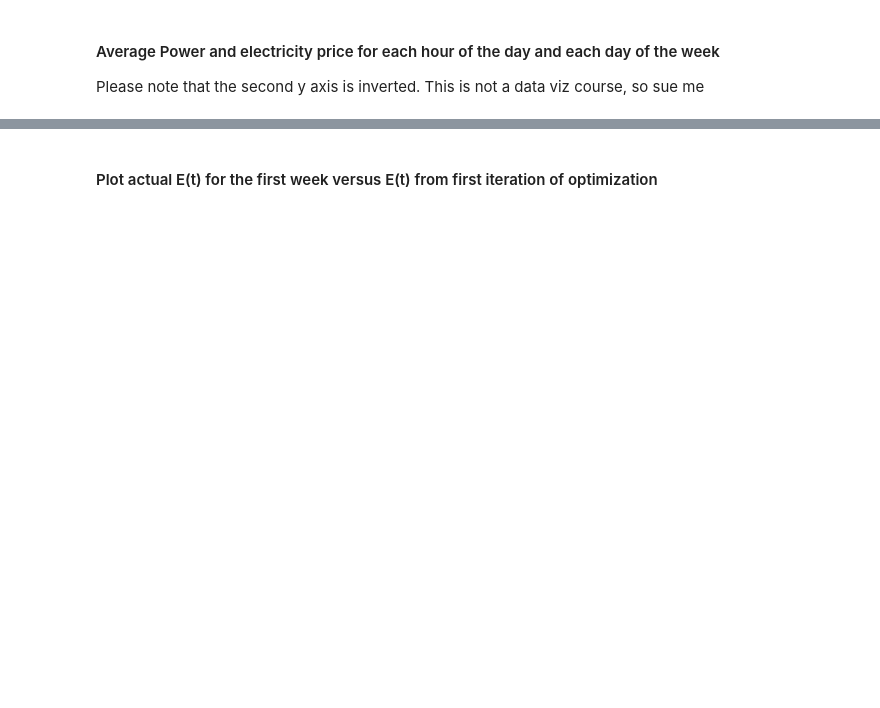
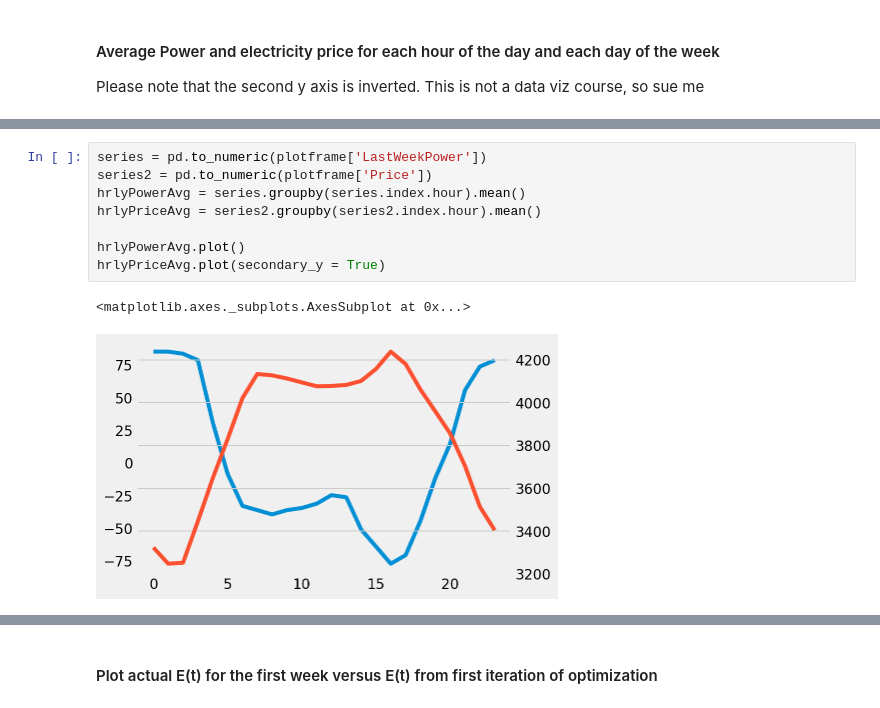
Before and after one commit to lukasbahr/pom, a Jupyter notebook: dsm/dsm.ipynb, the cells around one changed output, grey strips where cells are left out. Saved outputs shown, nothing was run; the diff lists cells and outputs as text; blank space fills up the shorter version.

```diff
--- a/dsm/dsm.ipynb
+++ b/dsm/dsm.ipynb
@@ -377,0 +397,11 @@ Please note that the second y axis is inverted. This is not a data viz course, s
+# %%
+series = pd.to_numeric(plotframe['LastWeekPower'])
+series2 = pd.to_numeric(plotframe['Price'])
+hrlyPowerAvg = series.groupby(series.index.hour).mean()
+hrlyPriceAvg = series2.groupby(series2.index.hour).mean()
+
+hrlyPowerAvg.plot()
+hrlyPriceAvg.plot(secondary_y = True)
+# %% [output]
+<matplotlib.axes._subplots.AxesSubplot at 0x...>
+[figure, added]
```
Also changed, not shown: parts of 24 cells of this notebook, 8 other files.
